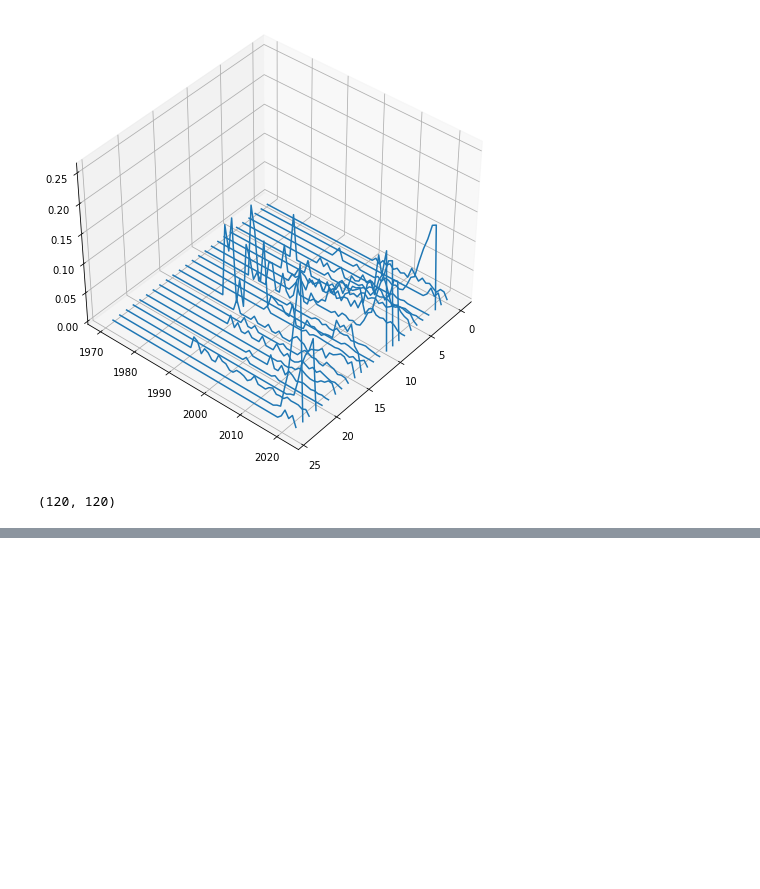
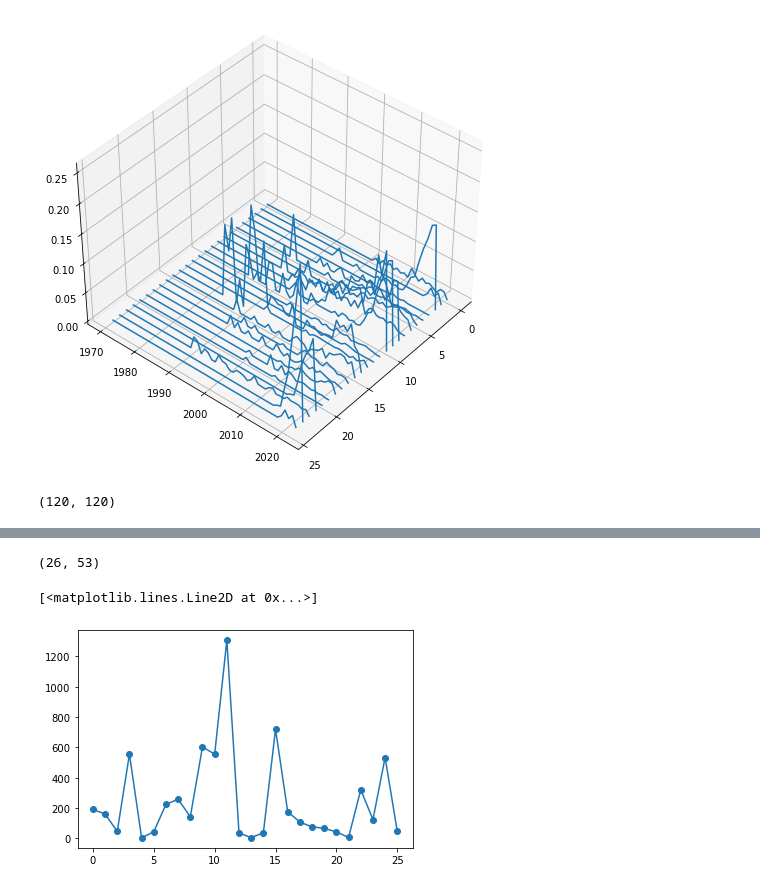
Before and after one commit to reyesaldasoro/PubMed-Data-Mining-And-Visualisation_Jupyter, a Jupyter notebook: PubMed_Fig4_Pathology_Techniques.ipynb, the cells around one changed output, grey strips where cells are left out. Cells and saved outputs as stored; diff of their text form; code cells hidden in the pictures; blank space fills up the shorter version.

```diff
--- a/PubMed_Fig4_Pathology_Techniques.ipynb
+++ b/PubMed_Fig4_Pathology_Techniques.ipynb
@@ -180,0 +244,10 @@ plt.plot(entries_per_KW_rel[10:20].T)
+# %%
+entries_per_KW_rel.shape
+# %% [output]
+(26, 53)
+# %%
+temp = entries_per_KW[0:26].sum(axis=1)
+plt.plot(temp,marker= 'o')
+# %% [output]
+[<matplotlib.lines.Line2D at 0x...>]
+[figure, added]
```
Also changed, not shown: parts of 16 cells of this notebook.
